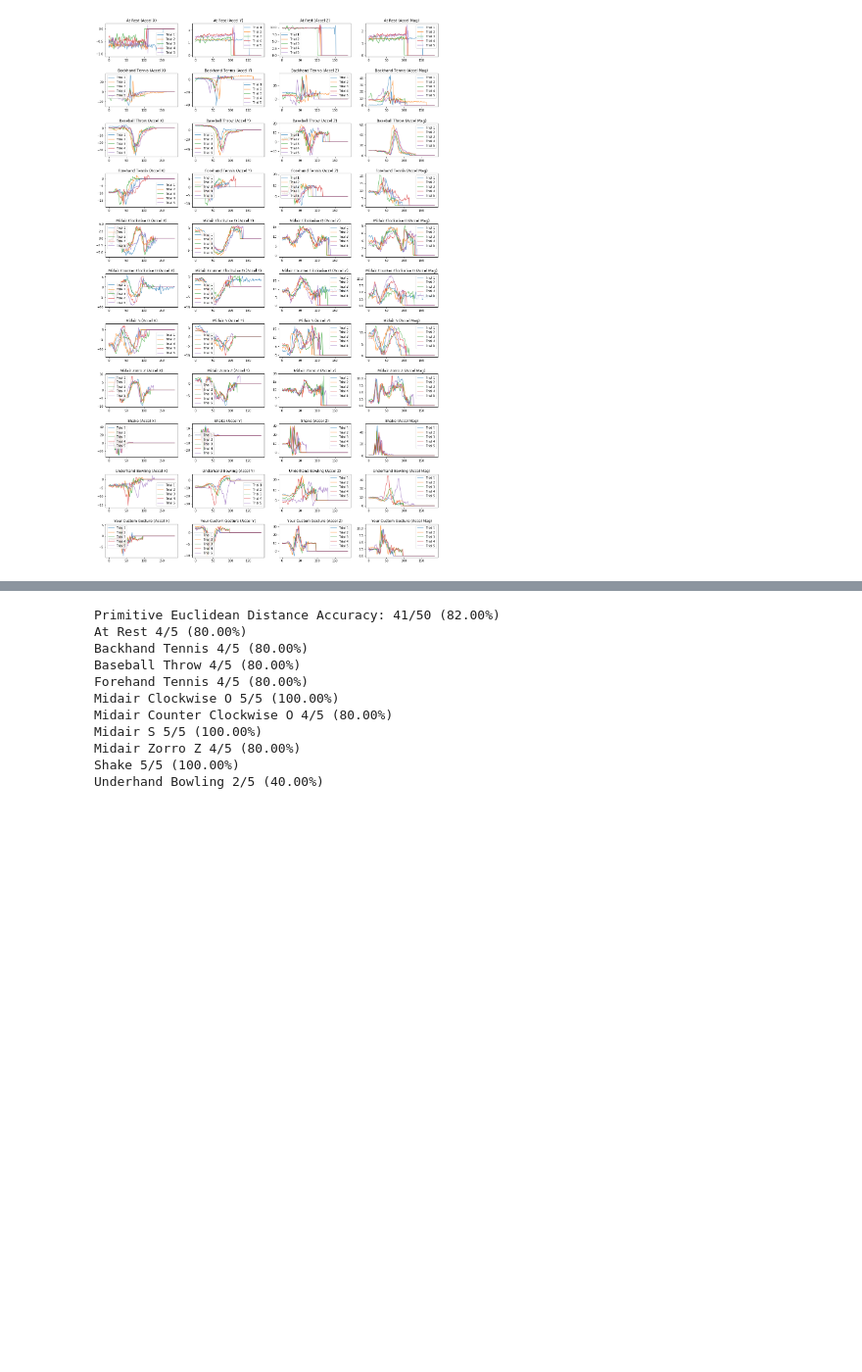
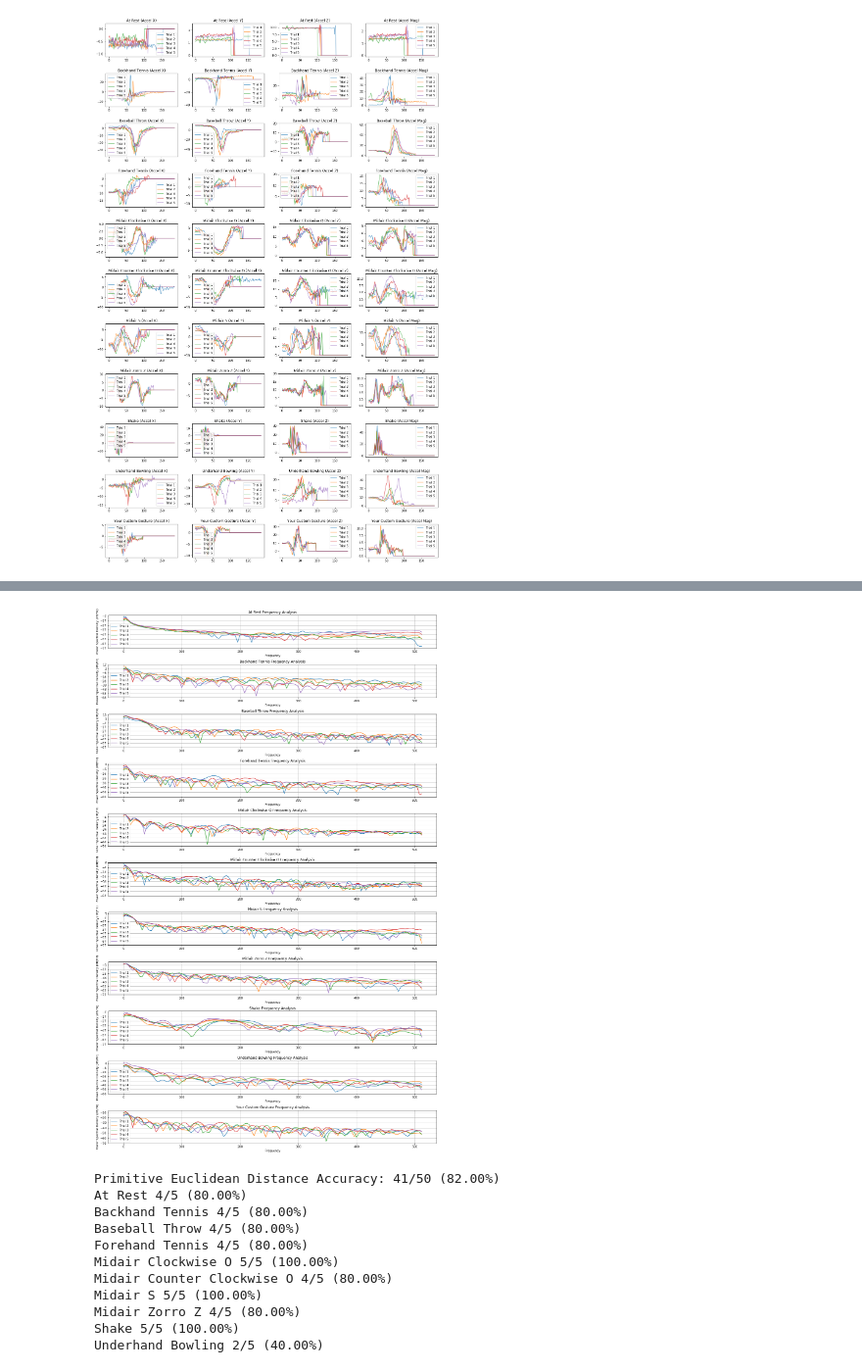
Before and after one commit to christiango/CSE590-Ubiquitous-Computing, a Jupyter notebook: GestureRecognizer/A2 Gesture Recognizer.ipynb, the cells around one changed output, grey strips where cells are left out. Shown at 98% size. Cells and saved outputs as stored; diff of their text form; code cells hidden in the pictures; blank space fills up the shorter version.

Commit message:
Add frequency analysis

```diff
--- a/GestureRecognizer/A2 Gesture Recognizer.ipynb
+++ b/GestureRecognizer/A2 Gesture Recognizer.ipynb
@@ -372,3 +407,23 @@ for gestureName in gestureNamesSorted:
+# %%
+# Frequency analysis of my accel magnitude signal
+fig, axes = plt.subplots(len(mapChristianGestureToTrials), figsize=(20, 3 * len(mapChristianGestureToTrials)))
+fig.subplots_adjust(hspace=0.5)
+
+index = 0
+gestureNamesSorted = sorted(mapChristianGestureToTrials.keys())
+for gestureName in gestureNamesSorted:
+    gestureTrials = mapChristianGestureToTrials[gestureName]
+
+    trialNum = 1
+    for trial in gestureTrials:
+        axes[index].psd(trial.accel.mag, Fs=1024, label="Trial {}".format(trialNum))
+        trialNum = trialNum + 1
+
+    axes[index].set_title(gestureName + " Frequency Analysis")
+    axes[index].legend()
+    index = index + 1
+# %% [output]
+[figure, added]
 # %%
 # In class today, I'd like you to start analyzing and comparing these gesture signals.
 # Think about:
```
Also changed, not shown: parts of 2 cells of this notebook.
